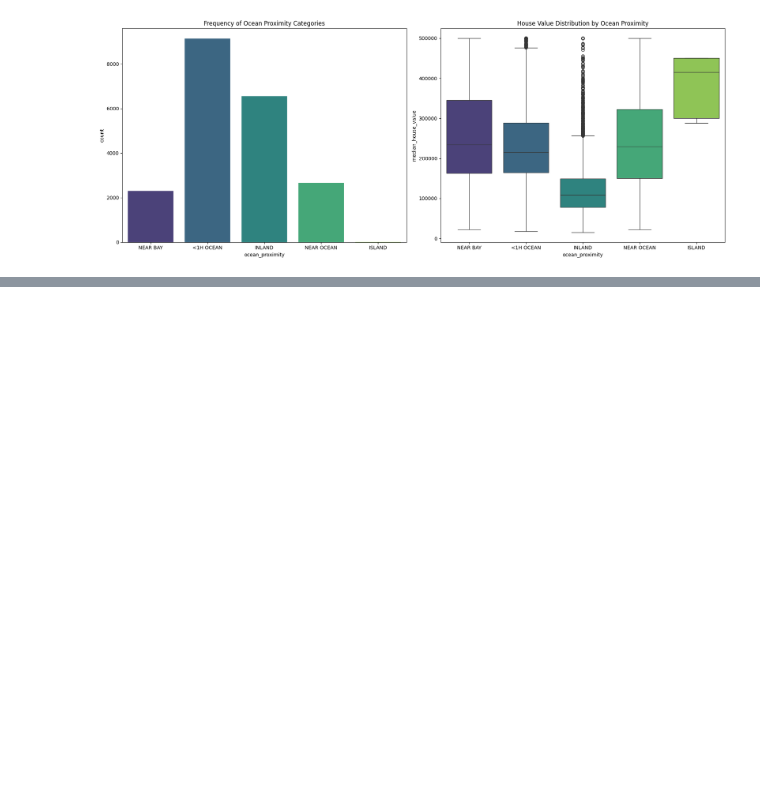
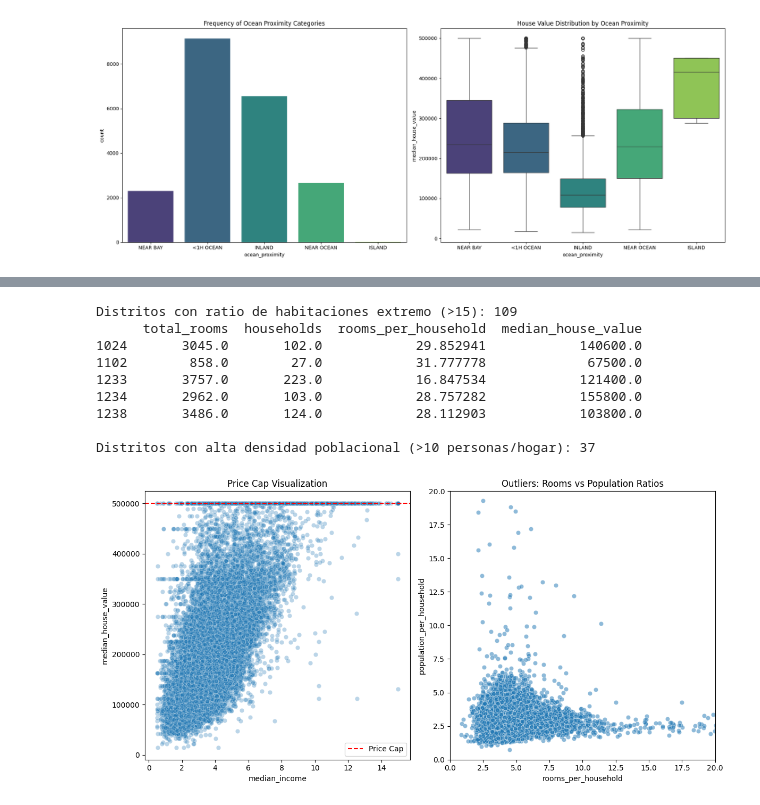
Before and after one commit to Trazeure/california-housing-eda-ml, a Jupyter notebook: Notebooks/02_eda.ipynb, the cells around one changed output, grey strips where cells are left out. Saved outputs shown, nothing was run; the diff lists cells and outputs as text; code cells hidden in the pictures; blank space fills up the shorter version.

```diff
--- a/Notebooks/02_eda.ipynb
+++ b/Notebooks/02_eda.ipynb
@@ -513,0 +727,42 @@ plt.show()
+# %%
+extreme_rooms = df_housing[df_housing['rooms_per_household'] > 15]
+
+print(f"Distritos con ratio de habitaciones extremo (>15): {len(extreme_rooms)}")
+print(extreme_rooms[['total_rooms', 'households', 'rooms_per_household', 'median_house_value']].head())
+
+# --- Escenario B: Densidad poblacional extrema ---
+# ¿Hay distritos donde vivan más de 10 personas por hogar en promedio?
+crowded_districts = df_housing[df_housing['population_per_household'] > 10]
+
+print(f"\nDistritos con alta densidad poblacional (>10 personas/hogar): {len(crowded_districts)}")
+
+# --- Visualización de anomalías con Scatter Plots ---
+plt.figure(figsize=(12, 6))
+
+# Gráfica de Ingreso vs Precio para ver el "Tope" de 500k
+plt.subplot(1, 2, 1)
+sns.scatterplot(data=df_housing, x='median_income', y='median_house_value', alpha=0.3)
+plt.axhline(500000, color='red', linestyle='--', label='Price Cap')
+plt.title('Price Cap Visualization')
+plt.legend()
+
+# Gráfica de Habitaciones vs Población para ver puntos aislados
+plt.subplot(1, 2, 2)
+sns.scatterplot(data=df_housing, x='rooms_per_household', y='population_per_household', alpha=0.5)
+plt.title('Outliers: Rooms vs Population Ratios')
+plt.xlim(0, 20) # Limitamos para ver mejor el grueso de los datos
+plt.ylim(0, 20)
+
+plt.tight_layout()
+plt.show()
+# %% [output]
+Distritos con ratio de habitaciones extremo (>15): 109
+      total_rooms  households  rooms_per_household  median_house_value
+1024       3045.0       102.0            29.852941            140600.0
+1102        858.0        27.0            31.777778             67500.0
+1233       3757.0       223.0            16.847534            121400.0
+1234       2962.0       103.0            28.757282            155800.0
+1238       3486.0       124.0            28.112903            103800.0
+
+Distritos con alta densidad poblacional (>10 personas/hogar): 37
+[figure, added]
```
Also changed, not shown: parts of 16 cells of this notebook.
